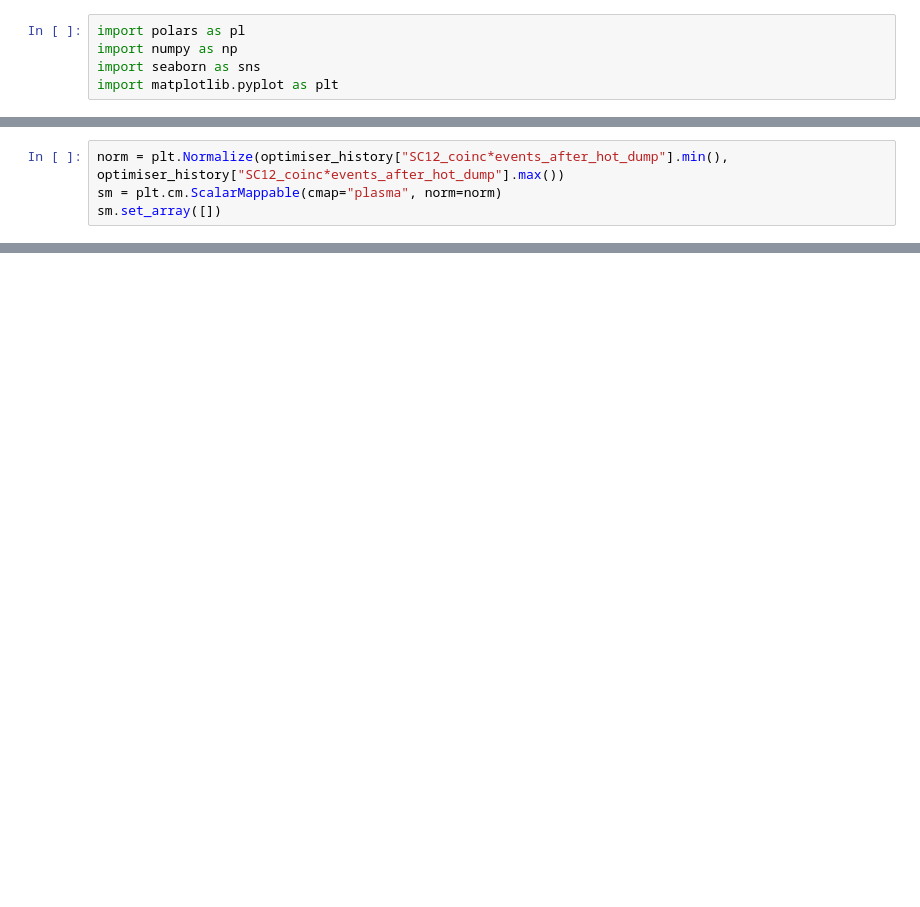
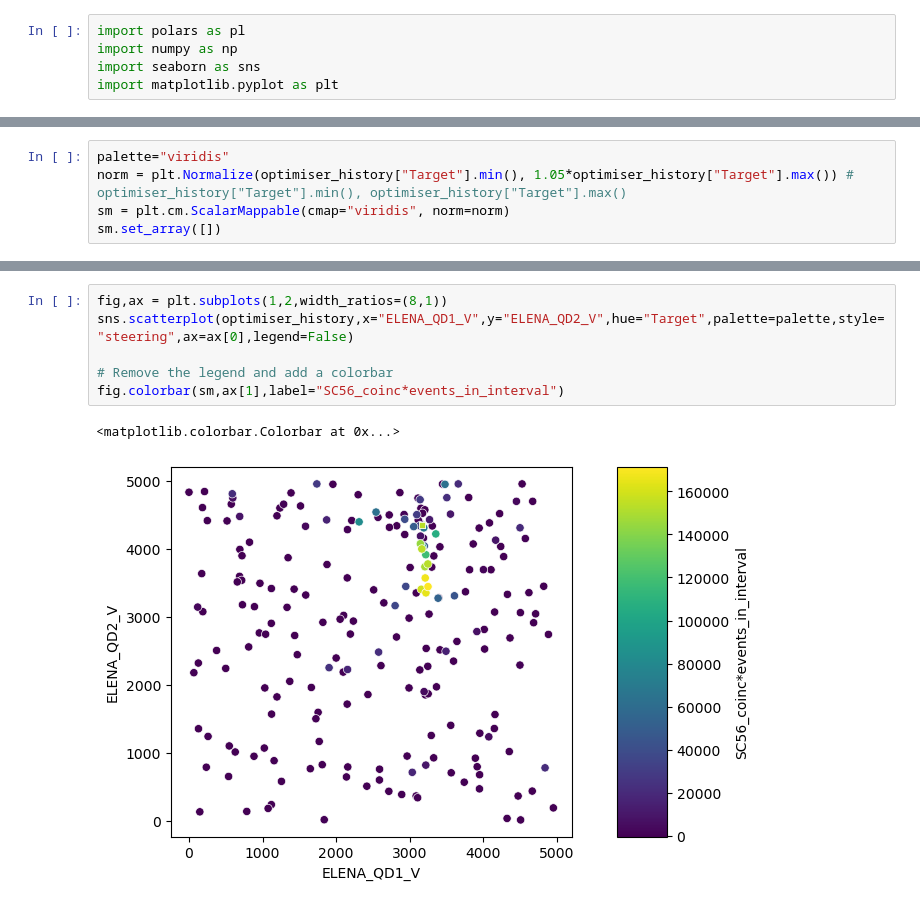
Before and after one commit to jzielins97/AEgIS-analysis, a Jupyter notebook: ELENA_beam_steering/check_optimiser_history.ipynb, the cells around one changed output, grey strips where cells are left out. Cells and saved outputs as stored; diff of their text form; blank space fills up the shorter version.

```diff
--- a/ELENA_beam_steering/check_optimiser_history.ipynb
+++ b/ELENA_beam_steering/check_optimiser_history.ipynb
@@ -51,4 +58,5 @@ sns.scatterplot(optimiser_history,x="iteration",y="SC12_coinc*events_after_hot_d
 # %%
-norm = plt.Normalize(optimiser_history["SC12_coinc*events_after_hot_dump"].min(), optimiser_history["SC12_coinc*events_after_hot_dump"].max())
-sm = plt.cm.ScalarMappable(cmap="plasma", norm=norm)
+palette="viridis"
+norm = plt.Normalize(optimiser_history["Target"].min(), 1.05*optimiser_history["Target"].max()) # optimiser_history["Target"].min(), optimiser_history["Target"].max()
+sm = plt.cm.ScalarMappable(cmap="viridis", norm=norm)
 sm.set_array([])
@@ -104,0 +74,9 @@ SchemaError: data type mismatch for column x: incoming: Null != target: List(Int
+# %%
+fig,ax = plt.subplots(1,2,width_ratios=(8,1))
+sns.scatterplot(optimiser_history,x="ELENA_QD1_V",y="ELENA_QD2_V",hue="Target",palette=palette,style="steering",ax=ax[0],legend=False)
+
+# Remove the legend and add a colorbar
+fig.colorbar(sm,ax[1],label="SC56_coinc*events_in_interval")
+# %% [output]
+<matplotlib.colorbar.Colorbar at 0x...>
+[figure, added]
```
Also changed, not shown: parts of 9 cells of this notebook, 5 other files.
